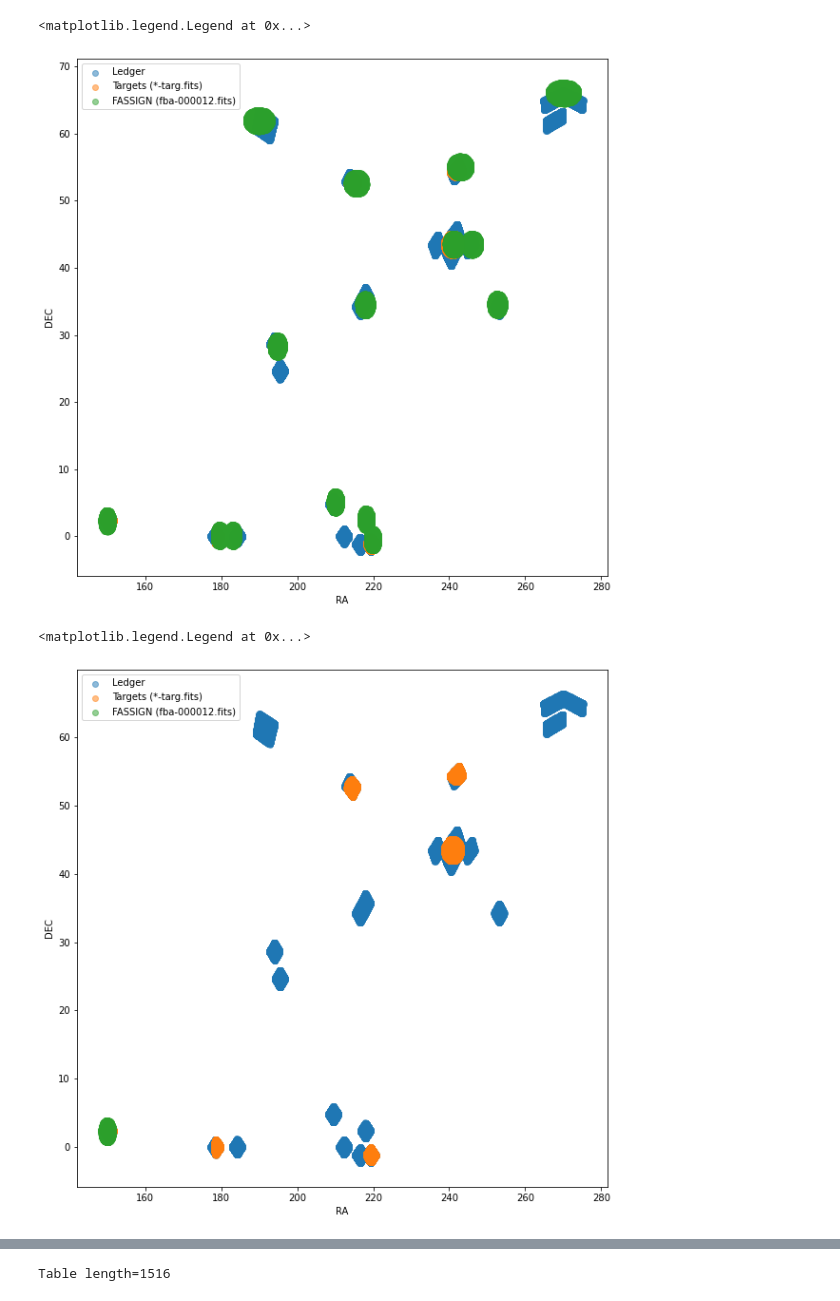
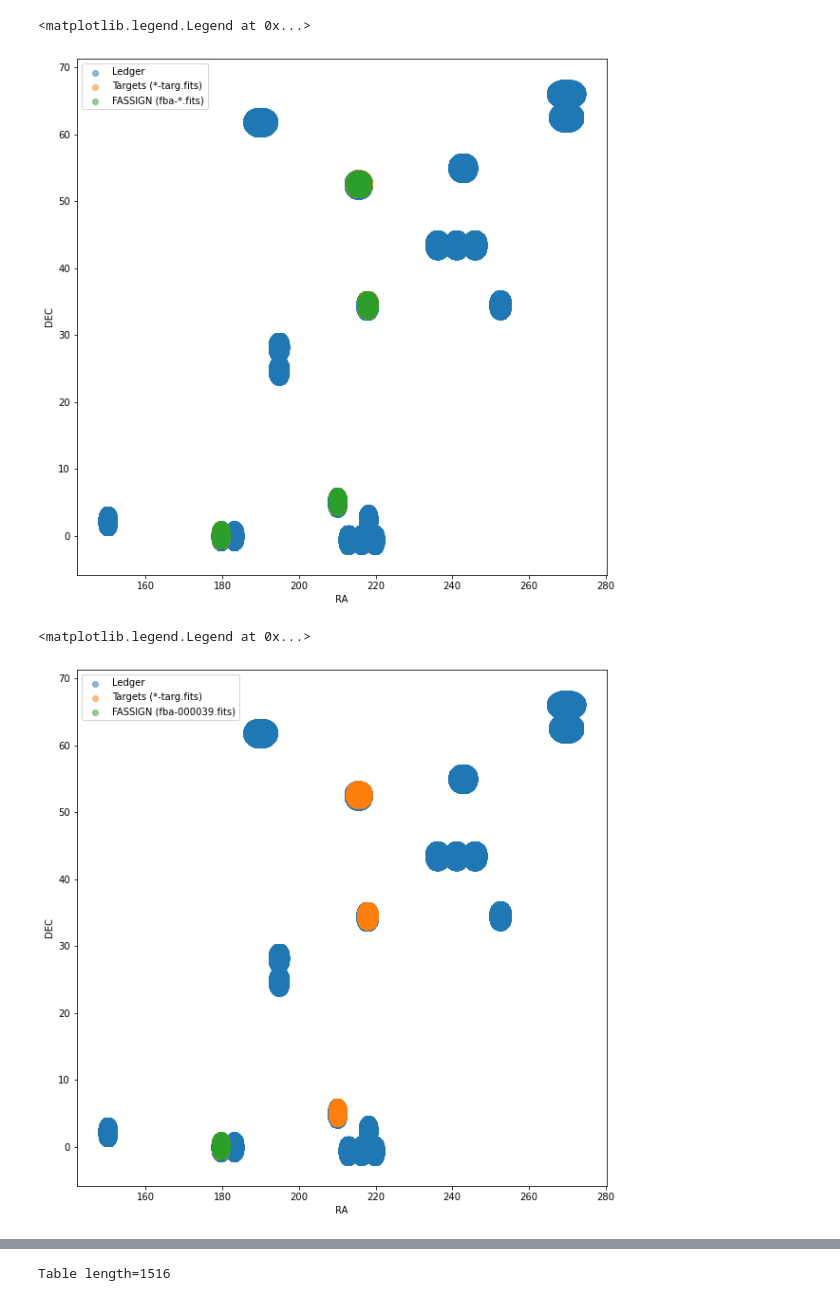
Before and after one commit to leahbigwood/S4Mock, a Jupyter notebook: mock_fatile_work.ipynb, the cells around one changed output, grey strips where cells are left out. Cells and saved outputs as stored; diff of their text form; code cells hidden in the pictures.

```diff
--- a/mock_fatile_work.ipynb
+++ b/mock_fatile_work.ipynb
@@ -27,6 +30,6 @@ Requested fieldrot=223.9 arcsec delta=0.0 arcsec
 <Figure size 432x288 with 0 Axes>
 # %%
-p = fits.open('/global/cscratch1/sd/mjwilson/altmtls/ledger/initial/Univ000/fa/SV3/20210406/fba-000012.fits')
+p = fits.open('/global/cscratch1/sd/mjwilson/altmtls/ledger/initial/Univ000/fa/SV3/20210406/fba-000039.fits')
 fassign = p['FASSIGN'].data
 favail = p['FAVAIL'].data
 ftargs = p['FTARGETS'].data
@@ -61,7 +88,7 @@ plt.figure(figsize=(10,10))
 #plt.scatter(ftargs['TARGET_RA'],ftargs['TARGET_DEC'],label='FTARGETS (fba-000012.fits)', alpha=0.5)
 plt.scatter(ledger['RA'],ledger['DEC'],label='Ledger', alpha=0.5)
 plt.scatter(targs['RA'],targs['DEC'],label='Targets (*-targ.fits)', alpha=0.5)
-plt.scatter(fbas['TARGET_RA'],fbas['TARGET_DEC'],label='FASSIGN (fba-000012.fits)', alpha=0.5)
+plt.scatter(fbas['TARGET_RA'],fbas['TARGET_DEC'],label='FASSIGN (fba-*.fits)', alpha=0.5)
 #plt.scatter(favail['RA'],favail['DEC'])
 
 plt.xlabel('RA')
@@ -71,26 +98,26 @@ plt.ylabel('DEC')
 plt.legend()
 # %% [output]
 <matplotlib.legend.Legend at 0x...>
-[figure, old version]
+[figure, new version]
 # %%
 #same but for one fba file
 
 plt.figure(figsize=(10,10))
 
 
 #plt.scatter(ftargs['TARGET_RA'],ftargs['TARGET_DEC'],label='FTARGETS (fba-000012.fits)', alpha=0.5)
 plt.scatter(ledger['RA'],ledger['DEC'],label='Ledger', alpha=0.5)
 plt.scatter(targs['RA'],targs['DEC'],label='Targets (*-targ.fits)', alpha=0.5)
-plt.scatter(fassign['TARGET_RA'],fassign['TARGET_DEC'],label='FASSIGN (fba-000012.fits)', alpha=0.5)
+plt.scatter(fassign['TARGET_RA'],fassign['TARGET_DEC'],label='FASSIGN (fba-000039.fits)', alpha=0.5)
 
 plt.xlabel('RA')
 plt.ylabel('DEC')
 #plt.xlim(170,190)
 #plt.ylim(-5,5)
 plt.legend()
 # %% [output]
 <matplotlib.legend.Legend at 0x...>
-[figure, old version]
+[figure, new version]
 # %%
 """
 fba       = join(fassign,  ledger, keys='TARGETID', join_type='left')
```
Also changed, not shown: parts of 23 cells of this notebook, 2 other files.
